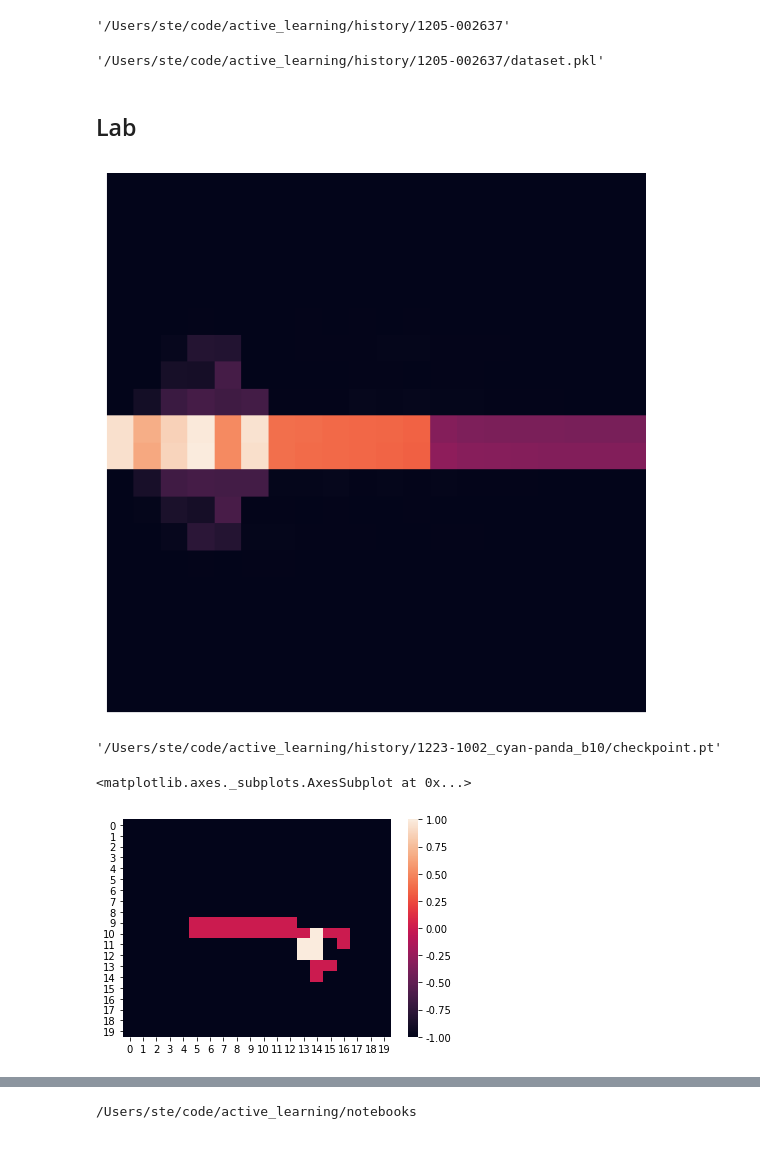
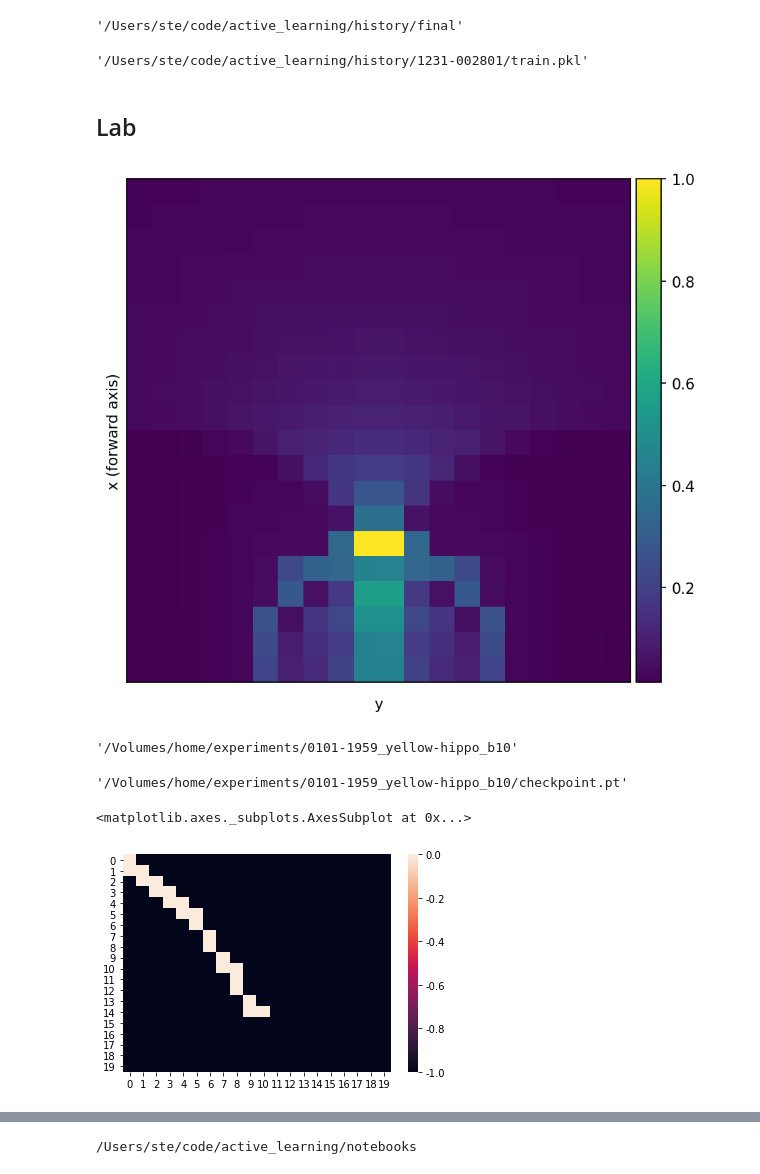
Before and after one commit to Neflux/active_learning, a Jupyter notebook: notebooks/Prediction.ipynb, the cells around one changed output, grey strips where cells are left out. Cells and saved outputs as stored; diff of their text form; code cells hidden in the pictures.

```diff
--- a/notebooks/Prediction.ipynb
+++ b/notebooks/Prediction.ipynb
@@ -1,15 +1,15 @@
 # %%
 import glob
-d_path = glob.glob('/Users/ste/code/active_learning/history/1205-002637')[0]
+d_path = sorted(glob.glob('/Users/ste/code/active_learning/history/*'))[-1]
 d_path
 # %% [output]
-'/Users/ste/code/active_learning/history/1205-002637'
+'/Users/ste/code/active_learning/history/final'
 # %%
 import os
-dataset_path = os.path.join(d_path, 'dataset.pkl')
+dataset_path = os.path.join(d_path, 'train.pkl')
 dataset_path
 # %% [output]
-'/Users/ste/code/active_learning/history/1205-002637/dataset.pkl'
+'/Users/ste/code/active_learning/history/1231-002801/train.pkl'
 # %% [markdown]
 ## Lab
 # %%
@@ -18,32 +18,47 @@ df = pd.read_pickle(dataset_path)
 # %%
 import numpy as np
 import matplotlib.pyplot as plt
 import seaborn as sns
 import random
-def compute_map_density(df):
-    a = np.array([np.flip(np.array(x).reshape(20,20), axis=0).flatten() if random.random() > 0.5 else np.array(x)
-                  for x in df['target_map'].iloc[:500].values])
+from mpl_toolkits.axes_grid1 import make_axes_locatable
+def compute_map_density(df, title=None):
+    a = np.array([np.flip(np.array(x).reshape(20,20),axis=1).flatten() if random.random() > 0.5 else np.array(x) for x in df['target_map'].values])
     a[a == 0] = 1
     a[a == -1] = 0
     b = a.sum(axis=0) / a.shape[0]
     fig, ax = plt.subplots(figsize=(5,5),dpi=150)
-    ax = sns.heatmap(data=b.reshape(20,20), cbar=False)
-    ax.axis('off')
+    #ax = sns.heatmap(data=b.reshape(20,20), cbar=True)
+    im = ax.imshow(b.reshape(20,20))
+
+    divider = make_axes_locatable(ax)
+    cax = divider.append_axes("right", size="5%", pad=0.05)
+    fig.colorbar(im, ax=ax, cax=cax)
+    ax.set_xticks([])
+    ax.set_yticks([])
+    ax.set_ylabel('x (forward axis)')
+    ax.set_xlabel('y', rotation=0, labelpad=10)
     ax.set_aspect('equal')
+    if title is not None:
+        ax.set_title(title)
     plt.subplots_adjust(0,0,1,1)
-    # plt.savefig()
+    plt.savefig(os.path.join(d_path,'cell_frequency.png'))
     plt.show()
-compute_map_density(df)
+compute_map_density(df, title='')
 # %% [output]
-[figure, old version]
+[figure, new version]
+# %%
+model_folder = sorted(glob.glob('/Volumes/home/experiments/0*'))[-1]
+model_folder
+# %% [output]
+'/Volumes/home/experiments/0101-1959_yellow-hippo_b10'
 # %%
 import os
 #weights_path = os.path.join(glob.glob('/Volumes/home/experiments/*green-gnu_b10/')[0],'checkpoint.pt')
 #weights_path = os.path.join(glob.glob('/Volumes/home/experiments/*green-snake/')[0],'checkpoint.pt')
 #weights_path = os.path.join(glob.glob('/Users/ste/Desktop/experiments/*green-snake*/')[0],'checkpoint.pt')
 
-weights_path = os.path.join(glob.glob('/Users/ste/code/active_learning/history/*cyan-panda*/')[0],'checkpoint.pt')
+weights_path = os.path.join(model_folder,'checkpoint.pt')
 assert os.path.exists(weights_path)
 weights_path
 # %% [output]
-'/Users/ste/code/active_learning/history/1223-1002_cyan-panda_b10/checkpoint.pt'
+'/Volumes/home/experiments/0101-1959_yellow-hippo_b10/checkpoint.pt'
@@ -50,6 +71,6 @@ weights_path
 # %%
 df2 = df.iloc[:2000]
-import dataset_ml
+import dataset_ml, importlib
 importlib.reload(dataset_ml)
 import random
 random.seed(0)
@@ -63,7 +84,7 @@ X, y = next(iter(loader))
 sns.heatmap(data=y[0].reshape(20,20))
 # %% [output]
 <matplotlib.axes._subplots.AxesSubplot at 0x...>
-[figure, old version]
+[figure, new version]
 # %%
 import json
 import numpy as np
```
Also changed, not shown: parts of 17 cells of this notebook, 24 other files.
